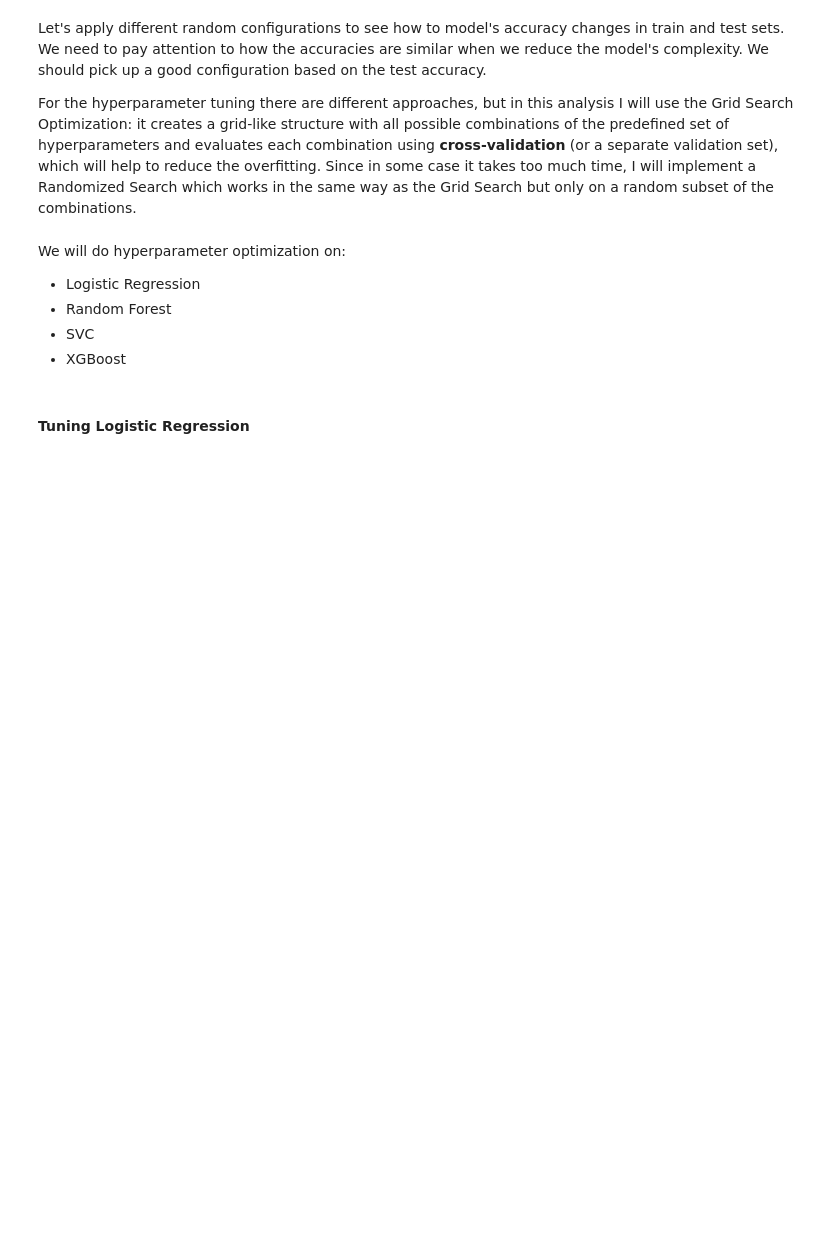
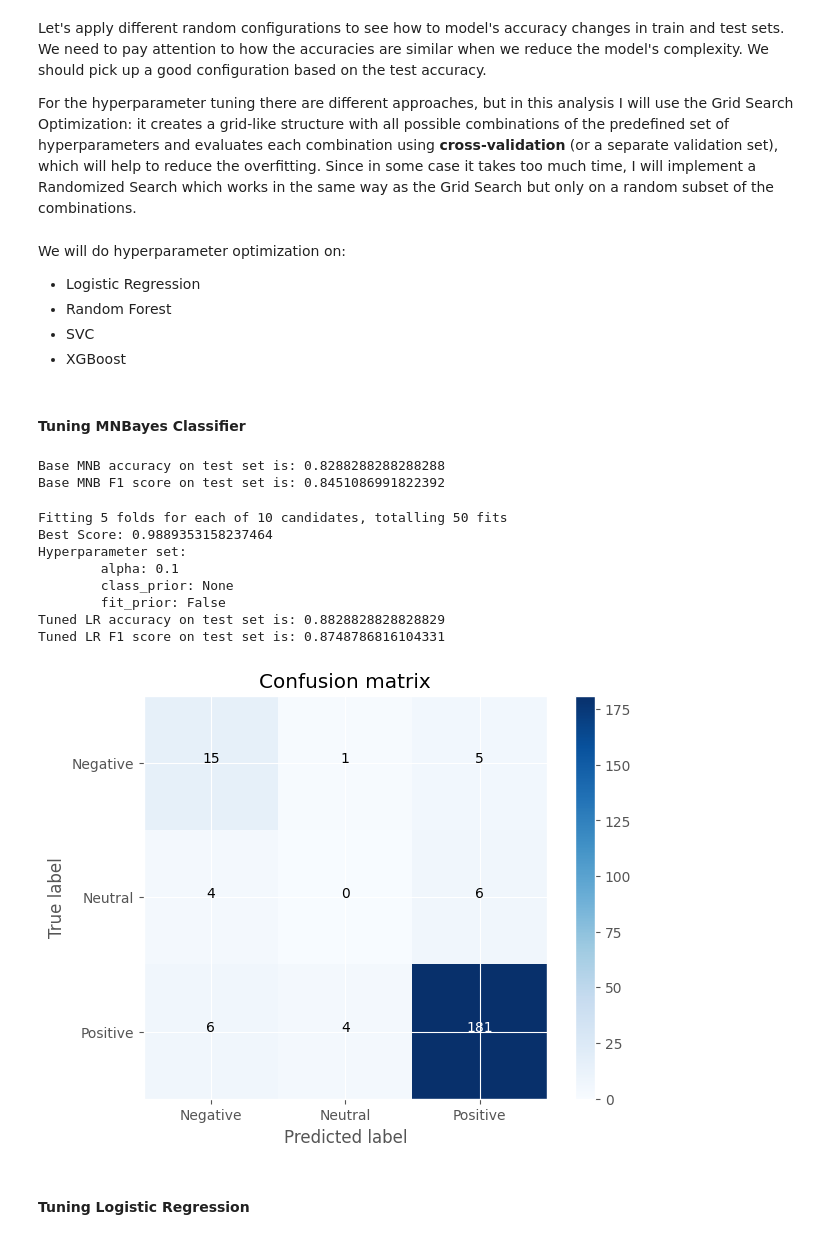
Before and after one commit to DavidAlexanderMoe/Sentiment-Analysis-and-Web-Scraping, a Jupyter notebook: Scripts/Analysis/4. Model Selection and Evaluation.ipynb, the cells around one changed output. Saved outputs shown, nothing was run; the diff lists cells and outputs as text; code cells hidden in the pictures; blank space fills up the shorter version.

```diff
--- a/Scripts/Analysis/4. Model Selection and Evaluation.ipynb
+++ b/Scripts/Analysis/4. Model Selection and Evaluation.ipynb
@@ -230,6 +231,37 @@ def confusion_matrix_plot(cm, classes, title='Confusion matrix', cmap=plt.cm.Blu
     plt.tight_layout()
     plt.ylabel('True label')
     plt.xlabel('Predicted label')
+# %% [markdown]
+#### Tuning MNBayes Classifier
+# %%
+MNB.fit(X_train, y_train)
+y_pred = MNB.predict(X_test)
+print(f'Base MNB accuracy on test set is: {accuracy_score(y_test, y_pred)}')
+print(f'Base MNB F1 score on test set is: {f1_score(y_test, y_pred, average="weighted")}')
+# %% [output]
+Base MNB accuracy on test set is: 0.8288288288288288
+Base MNB F1 score on test set is: 0.8451086991822392
+# %%
+mnb_params = {
+    'alpha': [0.1, 0.5, 1.0],   # Example values for alpha
+    'fit_prior': [True, False],  # Example values for fit_prior
+    'class_prior': [None, [0.2, 0.8], [0.5, 0.5]]   # Example values for class_prior
+}
+# %%
+best_MNB = hypertuning(classifier = MNB,
+                      param_grid = mnb_params,
+                      metric='accuracy',
+                      verbose_value=1)
+# %% [output]
+Fitting 5 folds for each of 10 candidates, totalling 50 fits
+Best Score: 0.9889353158237464
+Hyperparameter set:
+        alpha: 0.1
+        class_prior: None
+        fit_prior: False
+Tuned LR accuracy on test set is: 0.8828828828828829
+Tuned LR F1 score on test set is: 0.8748786816104331
+[figure, added]
 # %% [markdown]
 #### Tuning Logistic Regression
 # %%
```
Also changed, not shown: parts of 22 cells of this notebook.
